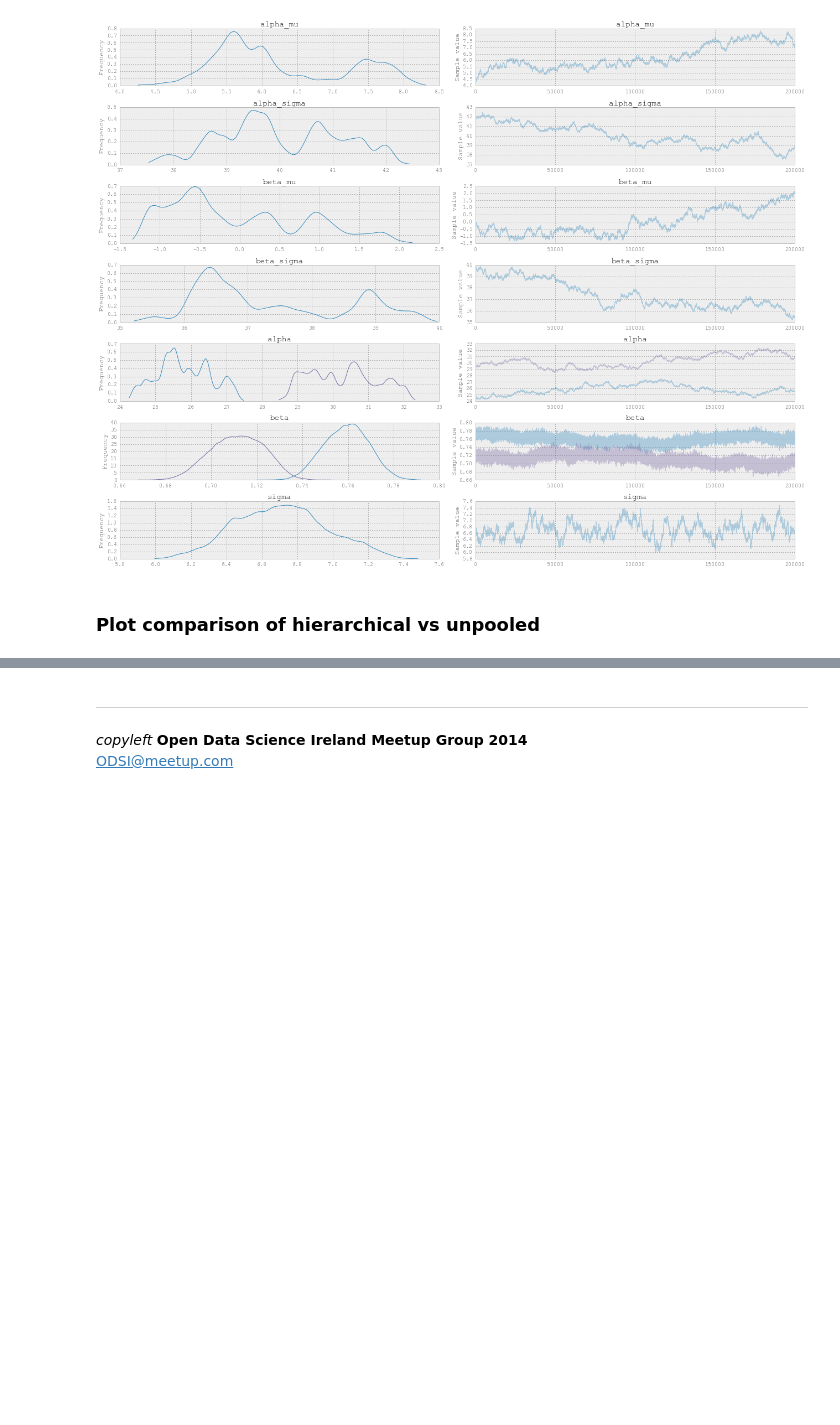
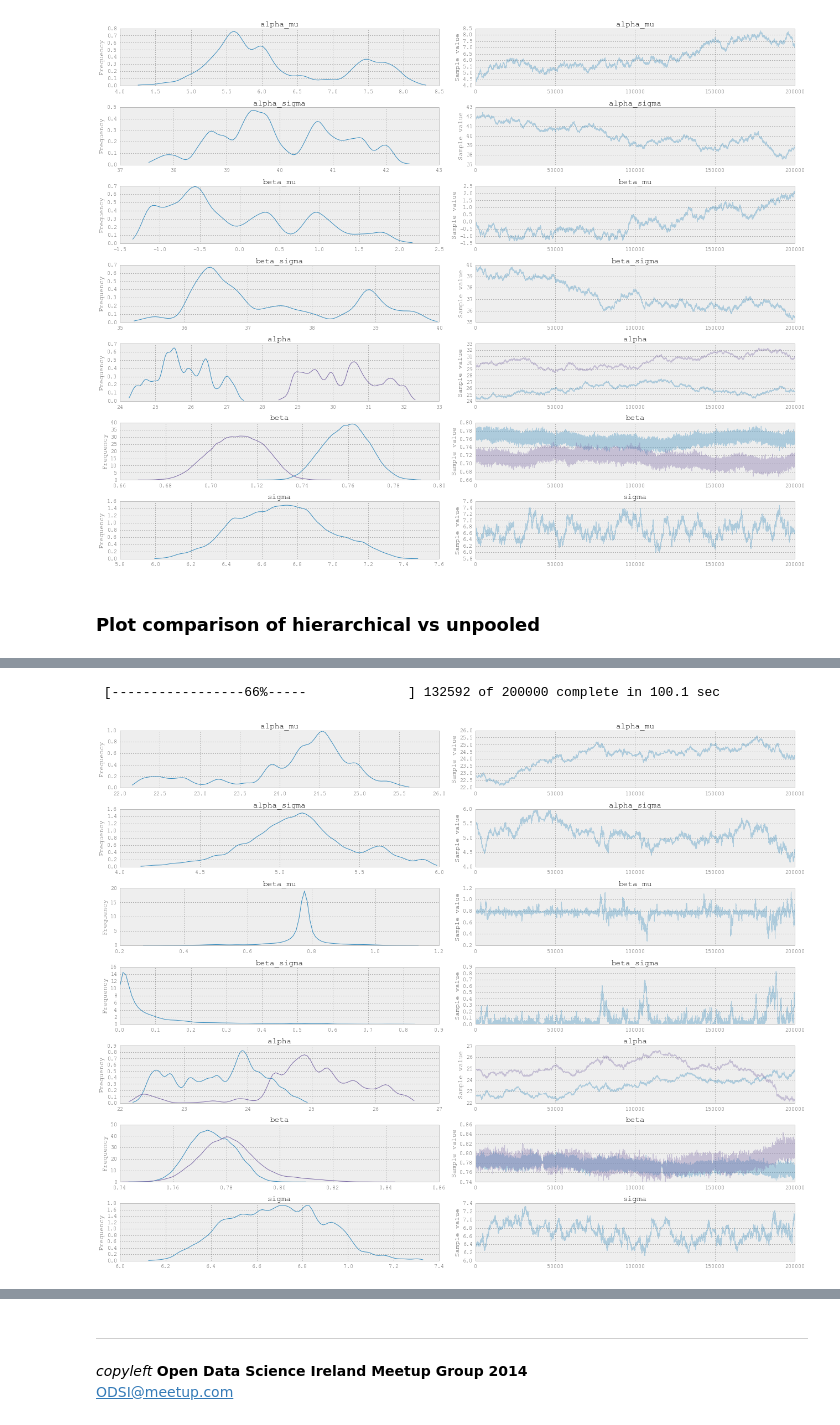
Before and after one commit to tcarnus/suas_literacy, a Jupyter notebook: 02_InitialExploration.ipynb, the cells around one changed output, grey strips where cells are left out. Saved outputs shown, nothing was run; the diff lists cells and outputs as text; code cells hidden in the pictures; blank space fills up the shorter version.

```diff
--- a/02_InitialExploration.ipynb
+++ b/02_InitialExploration.ipynb
@@ -374,0 +420,18 @@ for j, (sp, testtype) in enumerate(zip(axes1d,unqvals)):
+# %%
+## run traces
+unqvals = np.unique(df.index.get_level_values('gender').tolist())
+unqvals_translator = {v:k for k,v in enumerate(unqvals)}
+idxs = [unqvals_translator[v] for v in df.index.get_level_values('gender').tolist()]
+x = df['staard_score_pre']
+y = df['staard_score_post']
+max_iter = 200000
+
+traces_hierarchical = get_traces_hierarchical(x, y, idxs, max_iter)
+# %% [output]
+ [-----------------66%-----             ] 132592 of 200000 complete in 100.1 sec
+# %%
+## quick plot of parameters
+with pm.Model() as hierarchical_model:
+    pm.traceplot(traces_hierarchical,figsize=(18,2*7))
+# %% [output]
+[figure, added]
```
Also changed, not shown: parts of 22 cells of this notebook, 2 other files.
